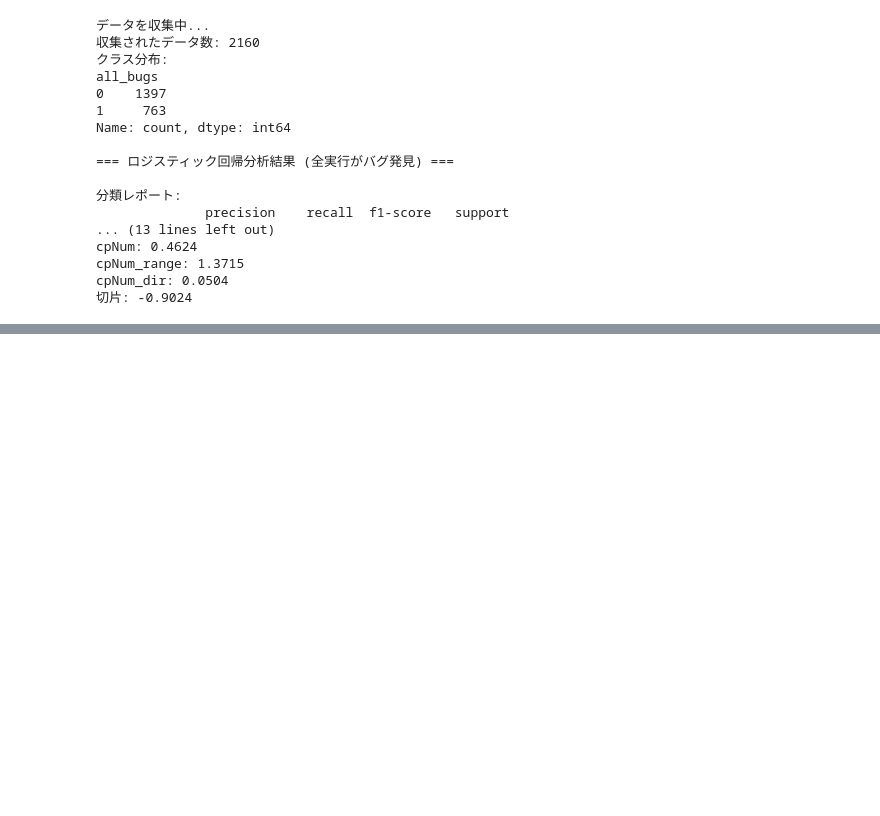
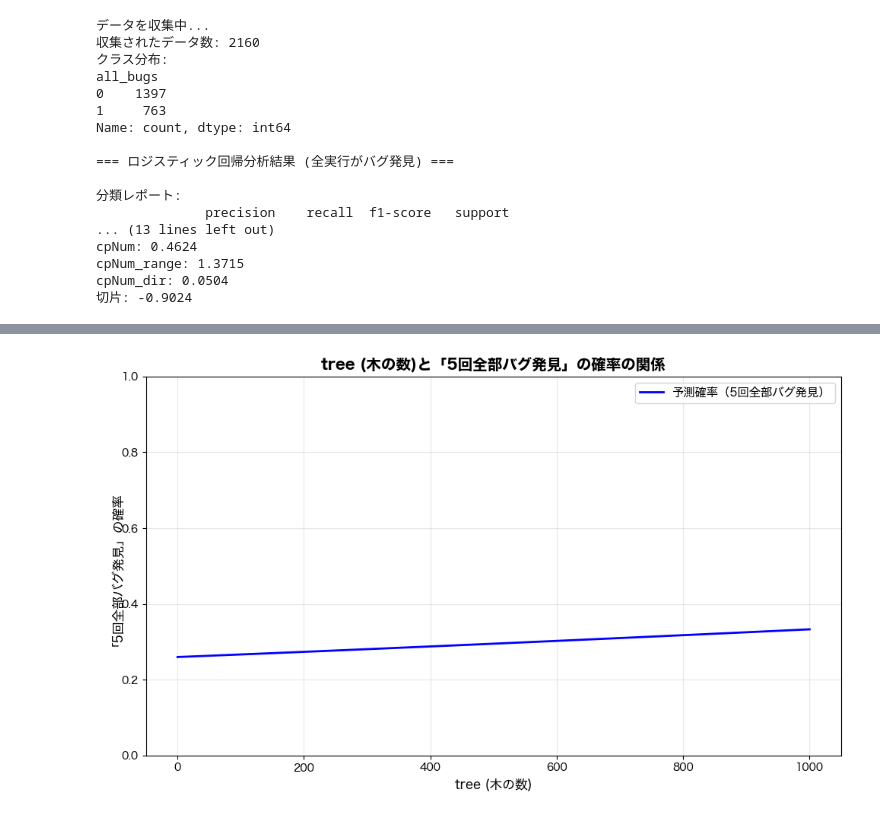
Before and after one commit to umiyuri777/localfuzz_analysis, a Jupyter notebook: tree-different/logistic_regression_analysis.ipynb, the cells around one changed output, grey strips where cells are left out. Cells and saved outputs as stored; diff of their text form; code cells hidden in the pictures; blank space fills up the shorter version.

```diff
--- a/tree-different/logistic_regression_analysis.ipynb
+++ b/tree-different/logistic_regression_analysis.ipynb
@@ -2694,3 +2694,83 @@ cpNum: 0.4624
 cpNum_range: 1.3715
 cpNum_dir: 0.0504
 切片: -0.9024
+# %%
+# ロジスティック回帰曲線の可視化（各説明変数ごとに別々の画像）
+import matplotlib.pyplot as plt
+import pandas as pd
+import numpy as np
+import statsmodels.formula.api as smf
+
+print("\n" + "="*70)
+print("ロジスティック回帰曲線（バグ発見数の2クラス分類）")
+print("="*70)
+
+if 'df_agg' in locals() and len(df_agg) > 0:
+    # 整合性を保つため、ここでstatsmodelsを使って全データでモデルを作成・使用する
+    # (sklearnのモデルは正則化やデータ分割の影響で係数の符号が逆転することがあるため、オッズ比の分析結果と一致させる)
+    use_statsmodels = False
+    try:
+        logit_model_viz = smf.logit('all_bugs ~ tree + cpNum + cpNum_range + cpNum_dir', data=df_agg)
+        logit_result_viz = logit_model_viz.fit(disp=0)
+        use_statsmodels = True
+        print("statsmodels (全データ, 正則化なし) の結果を使用してプロットします。")
+        print("※オッズ比の分析結果と整合性が取れます。")
+    except Exception as e:
+        print(f"statsmodelsの学習に失敗しました: {e}")
+        if 'model' in locals() and 'scaler' in locals():
+            print("sklearnのモデル (分割データ, 正則化あり) を使用します。")
+        else:
+            print("使用できるモデルがありません。")
+
+    # 各変数の平均値
+    mean_tree = df_agg['tree'].mean()
+    mean_cpNum = df_agg['cpNum'].mean()
+    mean_cpNum_range = df_agg['cpNum_range'].mean()
+    mean_cpNum_dir = df_agg['cpNum_dir'].mean()
+
+    variables = ['tree', 'cpNum', 'cpNum_range', 'cpNum_dir']
+    var_labels = ['tree (木の数)', 'cpNum (チェックポイント数)', 'cpNum_range (配置範囲)', 'cpNum_dir (配置方角)']
+
+    for var, label in zip(variables, var_labels):
+        # 変数の範囲を取得
+        var_min = df_agg[var].min()
+        var_max = df_agg[var].max()
+        var_range = np.linspace(var_min, var_max, 100)
+
+        # 予測確率を計算
+        predictions = []
+        for val in var_range:
+            # 他の変数は平均値に固定
+            X_pred = pd.DataFrame({
+                'tree': [mean_tree if var != 'tree' else val],
+                'cpNum': [mean_cpNum if var != 'cpNum' else val],
+                'cpNum_range': [mean_cpNum_range if var != 'cpNum_range' else val],
+                'cpNum_dir': [mean_cpNum_dir if var != 'cpNum_dir' else val]
+            })
+
+            if use_statsmodels:
+                # statsmodelsは生データを受け取る
+                pred_prob = logit_result_viz.predict(X_pred)[0]
+            elif 'model' in locals() and 'scaler' in locals():
+                # sklearnは標準化が必要
+                X_pred_scaled = scaler.transform(X_pred)
+                pred_prob = model.predict_proba(X_pred_scaled)[0, 1]
+            else:
+                pred_prob = 0
+
+            predictions.append(pred_prob)
+
+        # 個別のグラフを描画
+        plt.figure(figsize=(10, 6))
+        plt.plot(var_range, predictions, 'b-', linewidth=2, label='予測確率（5回全部バグ発見）')
+        plt.xlabel(label, fontsize=12)
+        plt.ylabel('「5回全部バグ発見」の確率', fontsize=12)
+        plt.title(f'{label}と「5回全部バグ発見」の確率の関係', fontsize=14, fontweight='bold')
+        plt.grid(True, alpha=0.3)
+        plt.legend(fontsize=11)
+        plt.ylim([0, 1])
+        plt.tight_layout()
+        plt.show()
+else:
+    print("必要な変数 (df_agg) が見つかりません。前のセルを実行してください。")
+# %% [output]
@@ -2696,0 +2782 @@ cpNum_dir: 0.0504
+[figure, added]
```
Also changed, not shown: parts of 7 cells of this notebook.
